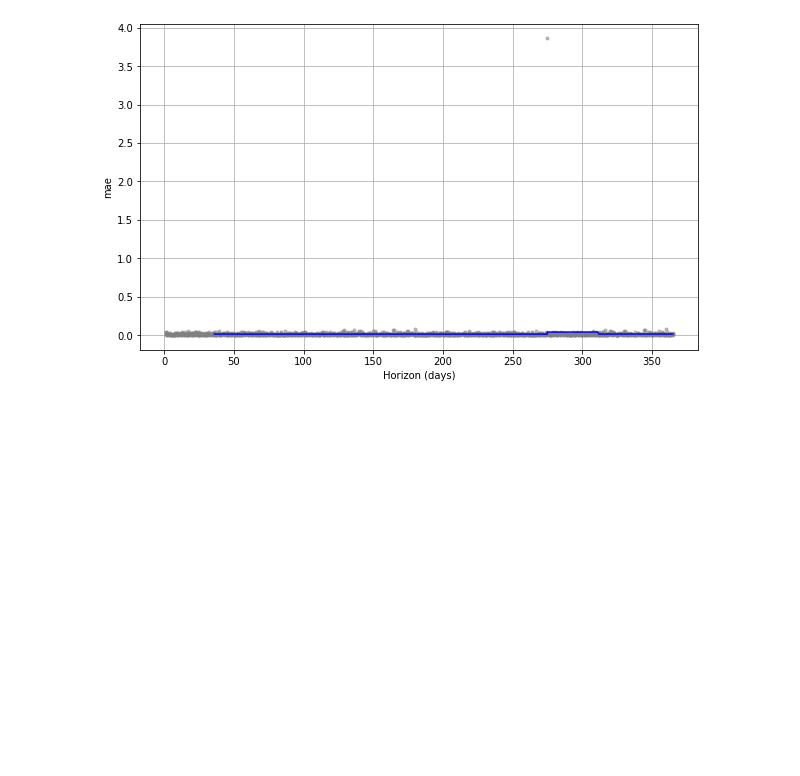
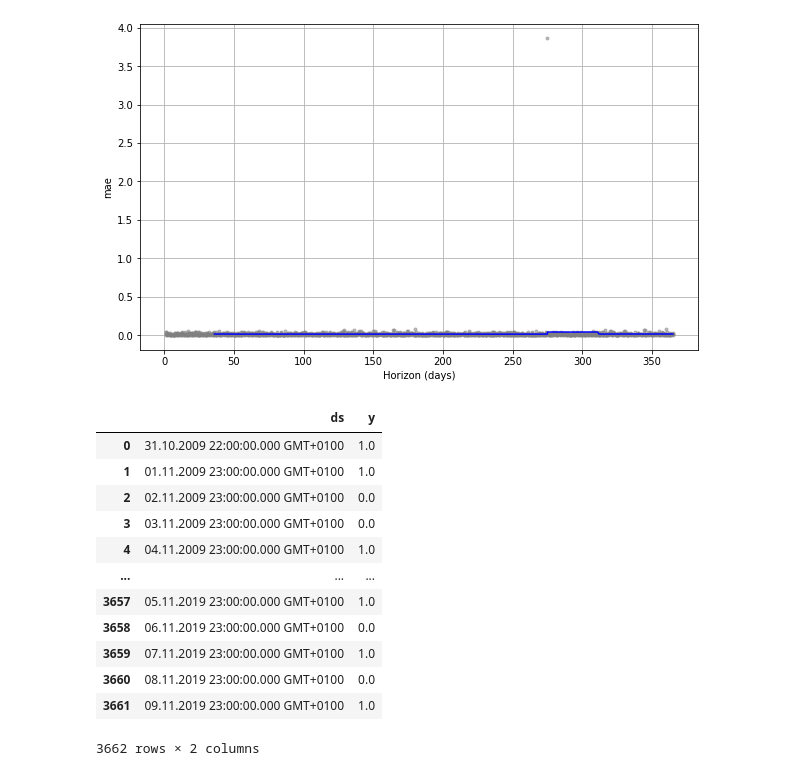
Before and after one commit to Ro6ertWcislo/XGBoostTimeSeriesPredictions, a Jupyter notebook: AUD-PLN-2001-2019/FBprothet_predictions.ipynb, the cells around one changed output. Cells and saved outputs as stored; diff of their text form; code cells hidden in the pictures; blank space fills up the shorter version.

```diff
--- a/AUD-PLN-2001-2019/FBprothet_predictions.ipynb
+++ b/AUD-PLN-2001-2019/FBprothet_predictions.ipynb
@@ -164,3 +169,19 @@ def convert_to_0_1(df):
     return df
 # %%
 USDdaily_binary = convert_to_0_1(USDdaily)
+# %%
+USDdaily_binary
+# %% [output]
+|  | ds | y |
+| 0 | 31.10.2009 22:00:00.000 GMT+0100 | 1.0 |
+| 1 | 01.11.2009 23:00:00.000 GMT+0100 | 1.0 |
+| 2 | 02.11.2009 23:00:00.000 GMT+0100 | 0.0 |
+| 3 | 03.11.2009 23:00:00.000 GMT+0100 | 0.0 |
+| 4 | 04.11.2009 23:00:00.000 GMT+0100 | 1.0 |
+| ... | ... | ... |
+| 3657 | 05.11.2019 23:00:00.000 GMT+0100 | 1.0 |
+| 3658 | 06.11.2019 23:00:00.000 GMT+0100 | 0.0 |
+| 3659 | 07.11.2019 23:00:00.000 GMT+0100 | 1.0 |
+| 3660 | 08.11.2019 23:00:00.000 GMT+0100 | 0.0 |
+| 3661 | 09.11.2019 23:00:00.000 GMT+0100 | 1.0 |
+3662 rows × 2 columns
```
Also changed, not shown: parts of 10 cells of this notebook.
